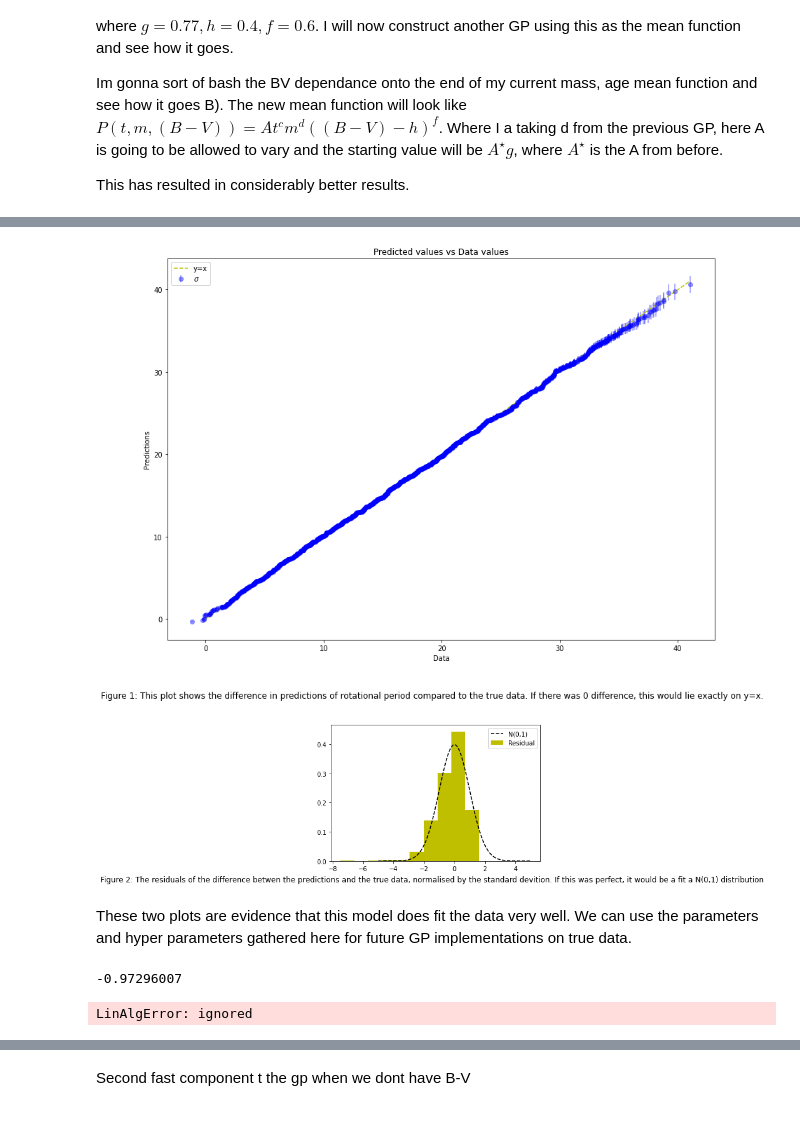
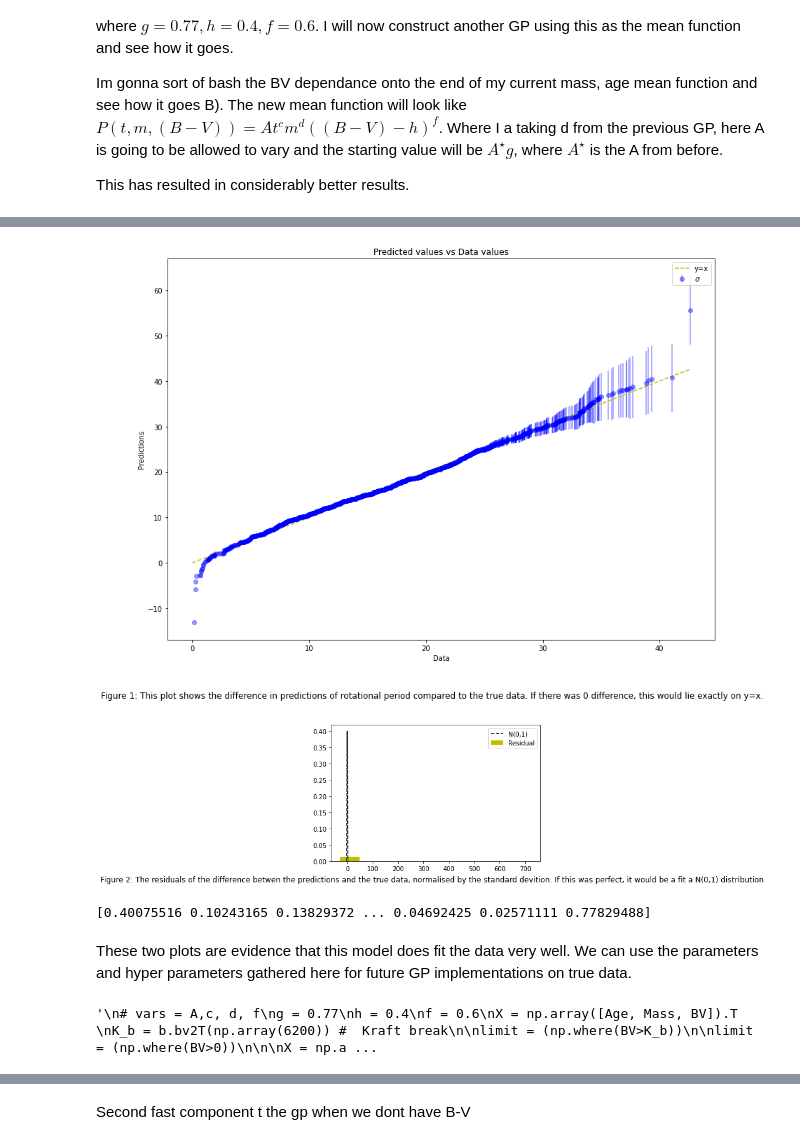
Before and after one commit to ni-phy/year4-project, a Jupyter notebook: Henry/3d_fitting.ipynb, the cells around one changed output, grey strips where cells are left out. Saved outputs shown, nothing was run; the diff lists cells and outputs as text; code cells hidden in the pictures.

```diff
--- a/Henry/3d_fitting.ipynb
+++ b/Henry/3d_fitting.ipynb
@@ -198,7 +235,7 @@ with pm.Model() as model:
     K = K1 * K2
 
 
-    n = pm.HalfCauchy("n", beta=3)
+    n = pm.HalfCauchy("n", beta=5)
 
     gp = pm.gp.Marginal(cov_func=K)
     obs = gp.marginal_likelihood("obs", X=X, y=resid, noise=n)
@@ -210,5 +247,5 @@ plt.scatter(Mass, A* Mass**mp['d_'] + mu, label='fitted')
 plt.scatter(Mass, A* Mass**-1.6 + mu, label='Fitted by eye')
 plt.legend()
 plt.show()
-print(mp['d_'])
+print(mp)
 # %% [output]
@@ -238,12 +275,15 @@ c=0.52
 d = d
 A = A
 
-X = np.array([Age, Mass, BV]).T
+
 K_b = b.bv2T(np.array(6200)) #  Kraft break
 
-limit = (np.where(BV>K_b))
+#limit = (np.where(BV<K_b))
 
-limit = (np.where(BV>0))
+
+#limit = (np.where(BV>0))
+limit = np.where((Prot>0))
+## big test time
 
 BV_short = BV[limit]
 Prot_short = Prot[limit]
@@ -258,7 +298,23 @@ with pm.Model() as model:
     f_ = pm.Normal('f_', f, f*0.5)
     A_ = pm.Normal('A_', A*g, A*0.3)
 
-    mean = A_* Age_short**c   * Mass_short **d  * (BV_short - h)**f_
+
+
+
+    Age_true = pm.Uniform("Age_true", 0.01, 14, shape=Age_short.shape)
+    Age_obs = pm.Normal("Age_obs", Age_true, Age_short*n_age, observed=Age_short)
+
+    Mass_true = pm.Uniform("Mass_true", min(Mass_short), max(Mass_short), shape=Mass_short.shape)
+    Mass_obs = pm.Normal("Mass_obs", Mass_true, Mass_short*n_oth, observed=Mass_short)
+
+    #BV_true = pm.Uniform("BV_True", min(BV_short), max(BV_short), shape=BV_short.shape)
+    #BV_obs = pm.Normal("BV_obs", BV_true, BV_short*n_oth, observed=BV_short)
+
+
+
+
+
+    mean = A_* Age_true**c   * Mass_true **d  * (BV_short - h)**f_
     resid = Prot_short - mean
 
     l1 = pm.Lognormal('l1', mu=np.log(14.0), sigma=0.11)  # 1
@@ -275,11 +331,12 @@ with pm.Model() as model:
 
     K = K1 * K2 * K3
 
-    n = 1 # noise = 1 as data generated with no noise
+    gp = pm.gp.Marginal(cov_func=K)
+    x = tt.tensor.stack([Age_true, Mass_true, BV_short])
 
-    gp = pm.gp.Marginal(cov_func=K)
-    obs = gp.marginal_likelihood("obs", X=X, y=resid, noise=n)
+    obs = gp.marginal_likelihood("obs", X=x.T , y=resid, noise=n_oth)
 
+    #if not var_inf:
     mp = pm.find_MAP()
 # %% [output]
 [interactive output not drawn]
@@ -291,14 +348,13 @@ mean = mp['A_'] *Age**c   * Mass **d  * (BV - h)**mp['f_']
 
 ydata = Prot
 num_gen = len(Mass)
-numElems = len(ydata)
+numElems = len(mu)
 
-idx = np.round(np.linspace(0, len(mu) - 1, numElems)).astype(int)
+idx = np.round(np.linspace(0, len(mean) - 1, numElems)).astype(int)
 # Picks equal spaced elements from (longer) prediction array so that its shape of data
 
 
-y_pred = mean + mu
-mu_test = (mean + mu)
+mu_test = mean[idx] + mu
 sd_test = sd
 
 
@@ -311,40 +367,44 @@ fig = plt.figure(figsize=(14, 10))
 plt.plot([0, max(Prot)], [0, max(Prot)], linestyle='--', label='y=x', color='y')
 plt.errorbar(np.sort(Prot_short), vals[0,:], yerr=vals[1,:], fmt='o', label=r'$\sigma$', color='b', alpha=0.4)
 
 
 plt.xlabel("Data")
 plt.ylabel("Predictions")
 plt.title("Predicted values vs Data values")
 
 txt="Figure 1: This plot shows the difference in predictions of rotational period compared to the true data. If there was 0 difference, this would lie exactly on y=x."
 plt.figtext(0.5, 0.01, txt, wrap=True, horizontalalignment='center', fontsize=12)
 
 plt.legend()
 plt.show()
 
 Z = (np.sort(Prot_short) - vals[0, :])/(vals[1, :])
 
 
 
 x = np.linspace(-5,5, 1000)
 f = 1/np.sqrt(2 * np.pi) * np.exp(-1/2 * x**2) #N(0,1) to compare with Z
 
 plt.hist(Z, density=True, label='Residual', color='y')
 
 plt.plot(x,f, label='N(0,1)', color='k', linestyle='--')
 txt="Figure 2: The residuals of the difference betwen the predictions and the true data, normalised by the standard devition. If this was perfect, it would be a fit a N(0,1) distribution"
 plt.figtext(0.5, 0.01, txt, wrap=True, horizontalalignment='center', fontsize=12)
 
 plt.legend()
 plt.show()
 # %% [output]
-[figure, old version]
+[figure, new version]
-[figure, old version]
+[figure, new version]
+# %%
+print(sd_test)
+# %% [output]
+[0.40075516 0.10243165 0.13829372 ... 0.04692425 0.02571111 0.77829488]
 # %% [markdown]
 These two plots are evidence that this model does fit the data very well. We can use the parameters and hyper parameters gathered here for future GP implementations on true data.
 # %%
 ### TESTING latent variable
-
+'''
 # vars = A,c, d, f
 g = 0.77
 h = 0.4
@@ -356,10 +416,7 @@ limit = (np.where(BV>K_b))
 
 limit = (np.where(BV>0))
 
-BV_short = BV[limit]
-Prot_short = Prot[limit]
-Age_short = Age[limit]
-Mass_short = Mass[limit]
+
 X = np.array([Age_short, Mass_short, BV_short]).T
 
 with pm.Model() as latent_gp_model:
@@ -398,6 +455,6 @@ with latent_gp_model:
     A_ = pm.Normal('A_', A*g, A*0.3)
 
     mean = A_* Age_short**c   * Mass_short **d  * (BV_short - h)**f_
+    '''
 # %% [output]
--0.97296007
+'\n# vars = A,c, d, f\ng = 0.77\nh = 0.4\nf = 0.6\nX = np.array([Age, Mass, BV]).T \nK_b = b.bv2T(np.array(6200)) #  Kraft break\n\nlimit = (np.where(BV>K_b))\n\nlimit = (np.where(BV>0))\n\n\nX = np.a ...
-LinAlgError: ignored
```
Also changed, not shown: parts of 13 cells of this notebook.
